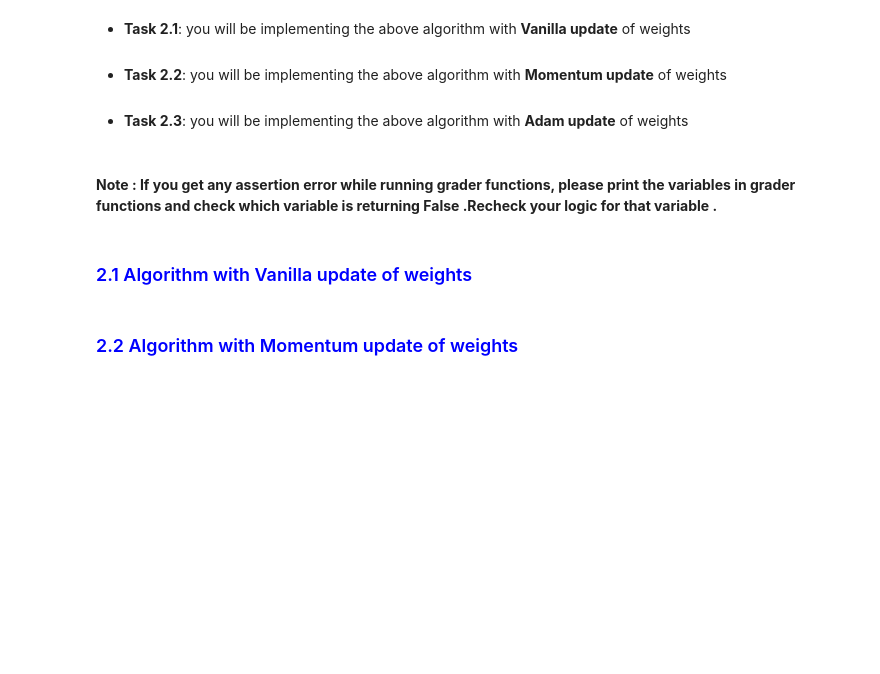
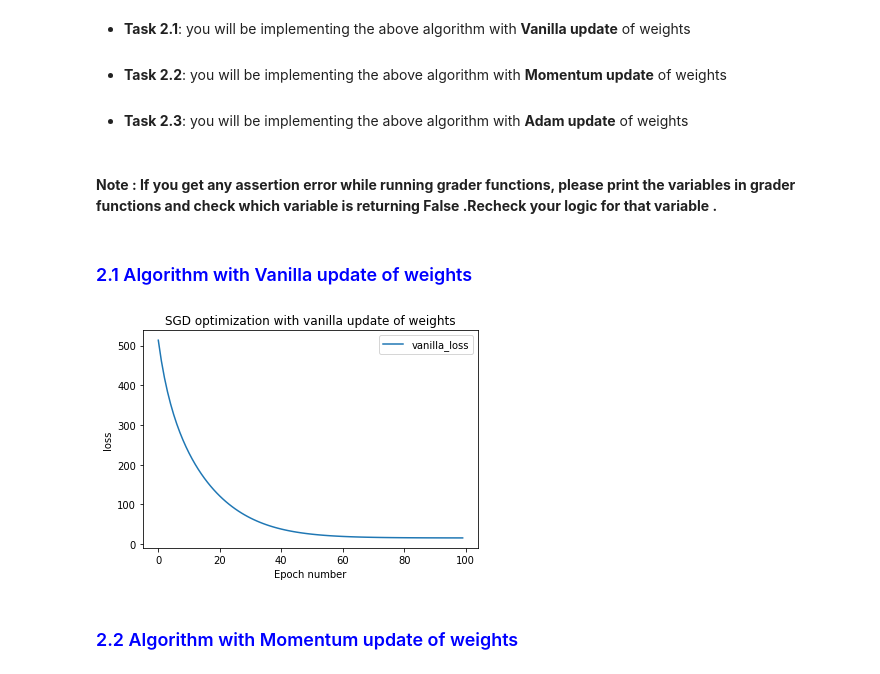
Before and after one commit to Chaitanya-Majety/Jupyter, a Jupyter notebook: Jupyter Notebooks/Deep Learning/Deep learning-Backpropagation/Backpropagation_Assignment.ipynb, the cells around one changed output. Cells and saved outputs as stored; diff of their text form; code cells hidden in the pictures; blank space fills up the shorter version.

```diff
--- a/Jupyter Notebooks/Deep Learning/Deep learning-Backpropagation/Backpropagation_Assignment.ipynb
+++ b/Jupyter Notebooks/Deep Learning/Deep learning-Backpropagation/Backpropagation_Assignment.ipynb
@@ -270,5 +270,9 @@ def gradient_checking(data_point, W):<font color='grey'>
 </pre></b>
 # %%
 # Checking for the ordering sequence for backward gradients.
-backward_propagation(X[0],y[0],w,forward_dict)
+forward_dict=forward_propagation(X[0],y[0],w)
+backward_dict = backward_propagation(X[0],y[0],w,forward_dict)
+original_gradients_list=list(backward_dict.values())
+print(backward_dict)
+print(original_gradients_list)
 # %% [output]
@@ -358,6 +373,43 @@ YouTubeVideo('gYpoJMlgyXA',width="1000",height="500")
 **Note : If you get any assertion error while running grader functions, please print the variables in grader functions and check which variable is returning False .Recheck your logic for that variable .**
 # %% [markdown]
 ### <font color='blue'>2.1 Algorithm with Vanilla update of weights</font>
+# %%
+import tqdm
+
+epochs = 100
+w = np.random.normal(0,0.01,9) # Initializing 9 weights from Normal distrubution with mean=0 and std=0.01
+eta = 0.0001
+epoch=[]
+vanilla_loss=[]
+
+for epo in range(epochs):
+    epoch.append(epo)
+    temp=0
+    for j in range(len(X)):
+        forward_dict = forward_propagation(X[j],y[j],w)
+        backward_dict = backward_propagation(X[j],y[j],w,forward_dict)
+        w[0] = w[0] - eta * backward_dict['dw1']
+        w[1] = w[1] - eta * backward_dict['dw2']
+        w[2] = w[2] - eta * backward_dict['dw3']
+        w[3] = w[3] - eta * backward_dict['dw4']
+        w[4] = w[4] - eta * backward_dict['dw5']
+        w[5] = w[5] - eta * backward_dict['dw6']
+        w[6] = w[6] - eta * backward_dict['dw7']
+        w[7] = w[7] - eta * backward_dict['dw8']
+        w[8] = w[8] - eta * backward_dict['dw9']
+        temp+=forward_dict["loss"]
+    vanilla_loss.append(temp)
+# %%
+import matplotlib.pyplot as plt
+
+plt.plot(epoch,vanilla_loss,label="vanilla_loss")
+plt.legend()
+plt.xlabel("Epoch number")
+plt.ylabel("loss")
+plt.title("SGD optimization with vanilla update of weights")
+plt.show()
+# %% [output]
+[figure, added]
 # %% [markdown]
 ### <font color='blue'>2.2 Algorithm with Momentum update of weights</font>
 # %% [markdown]
```
Also changed, not shown: parts of 9 cells of this notebook, 1 other file.
